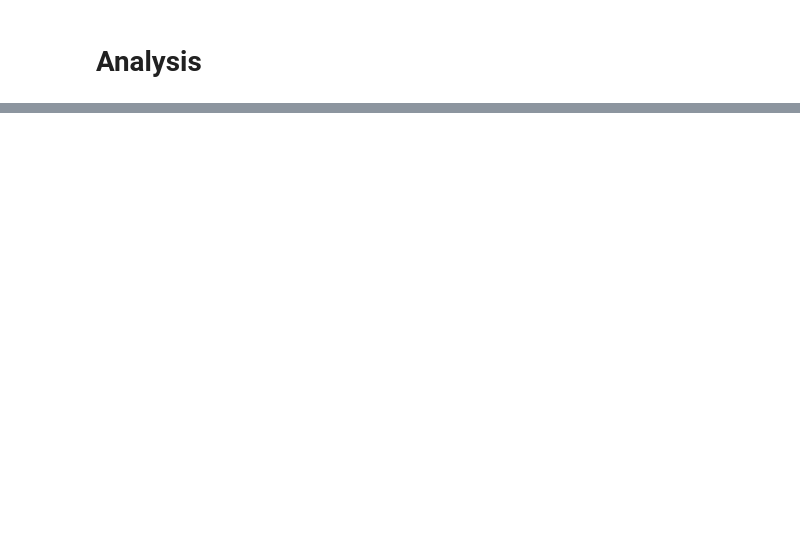
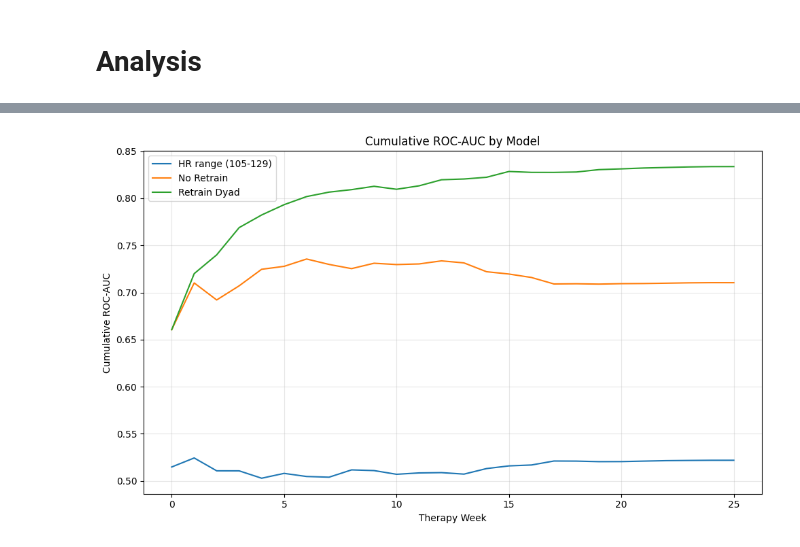
Before and after one commit to lab-heal/pistachio, a Jupyter notebook: predict_tantrums_retrain.ipynb, the cells around one changed output, grey strips where cells are left out. Saved outputs shown, nothing was run; the diff lists cells and outputs as text; code cells hidden in the pictures; blank space fills up the shorter version.

```diff
--- a/predict_tantrums_retrain.ipynb
+++ b/predict_tantrums_retrain.ipynb
@@ -543,0 +716,42 @@ with open(data_dir / "iter_retrain_dyad_results.pkl", "rb") as f:
+# %%
+import numpy as np
+
+from sklearn.metrics import roc_auc_score, precision_score, recall_score, f1_score
+
+
+def get_cumulative_roc_auc(results):
+    aucs = []
+    all_y_pred_proba = np.empty((0, 2))
+    all_y_pred = np.array([])
+    all_y_true = np.array([])
+    for week, y_pred_proba, y_pred, y_true in results:
+        # For coin flip, y_pred_proba may contain -1, clip to [0, 1]
+        all_y_pred_proba = np.concatenate([all_y_pred_proba, y_pred_proba])
+        all_y_pred = np.concatenate([all_y_pred, y_pred])
+        all_y_true = np.concatenate([all_y_true, y_true])
+        # Only compute if there are both classes present
+        if len(set(all_y_true)) > 1:
+            auc = roc_auc_score(all_y_true, all_y_pred_proba[:, 1])
+        else:
+            auc = float("nan")
+        aucs.append((week, auc))
+    return aucs
+
+
+hr_cum_auc = get_cumulative_roc_auc(hr_model_results)
+no_retrain_cum_auc = get_cumulative_roc_auc(no_retrain_results)
+retrain_cum_auc = get_cumulative_roc_auc(retrain_dyad_results)
+
+plt.figure(figsize=(10, 6))
+plt.plot(*zip(*hr_cum_auc), label="HR range (105-129)")
+plt.plot(*zip(*no_retrain_cum_auc), label="No Retrain")
+plt.plot(*zip(*retrain_cum_auc), label="Retrain Dyad")
+plt.xlabel("Therapy Week")
+plt.ylabel("Cumulative ROC-AUC")
+plt.title("Cumulative ROC-AUC by Model")
+plt.legend()
+plt.grid(True, alpha=0.3)
+plt.tight_layout()
+plt.show()
+# %% [output]
+[figure, added]
```
Also changed, not shown: parts of 25 cells of this notebook, 10 other files.
